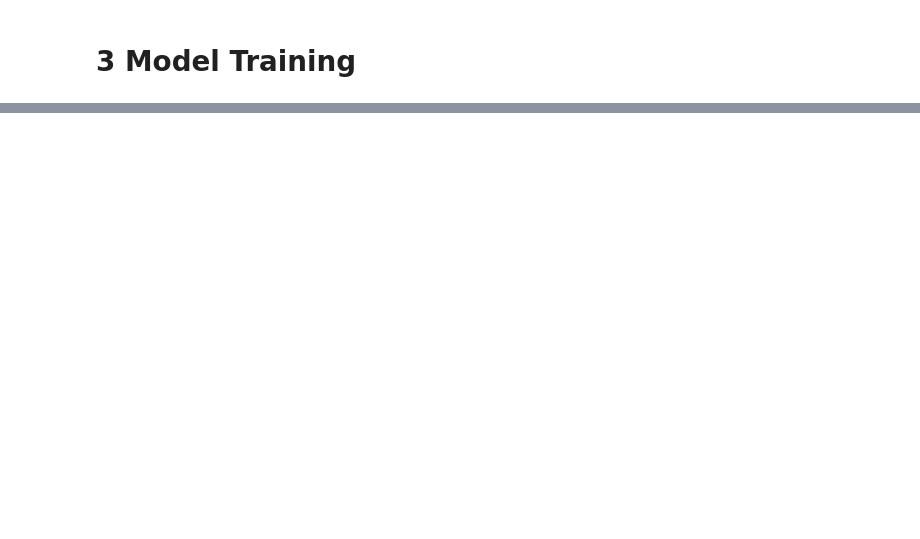
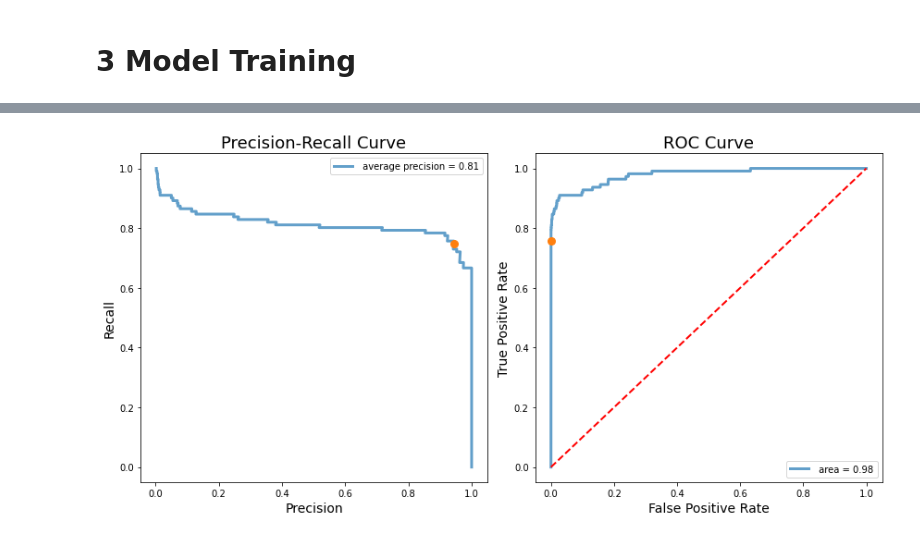
Before and after one commit to huangcoder/python, a Jupyter notebook: Credit_card_fraud_detection.ipynb, the cells around one changed output, grey strips where cells are left out. Saved outputs shown, nothing was run; the diff lists cells and outputs as text; code cells hidden in the pictures; blank space fills up the shorter version.

```diff
--- a/Credit_card_fraud_detection.ipynb
+++ b/Credit_card_fraud_detection.ipynb
@@ -253,0 +1042,9 @@ weighted avg       1.00      1.00      1.00     85443
+# %%
+best_params, tuning_history = dict(), list()
+booster = lgb.train(params, dtrain, valid_sets=dval,
+                    verbose_eval=0,
+                    best_params=best_params,
+                    tuning_history=tuning_history)
+
+print(‘Best Params:’, best_params)
+print(‘Tuning history:’, tuning_history)
@@ -253,0 +1121,3 @@ weighted avg       1.00      1.00      1.00     85443
+# %%
+study = optuna.create_study(direction='maximize')
+study.optimize(objective, n_trials=20)
@@ -253,0 +1145,3 @@ weighted avg       1.00      1.00      1.00     85443
+# %%
+best_params = study.best_trial.params
+best_params['tree_method'] = 'gpu_hist'      #gpu_hist is really fast
@@ -253,0 +1163,48 @@ weighted avg       1.00      1.00      1.00     85443
+# %%
+lgbclf = LGBMClassifier(**best_params)
+# %%
+%time lgbclf.fit(train_x, train_y)
+
+y_pred = lgbclf.predict(test_x)
+y_pred_prob = lgbclf.predict_proba(test_x)[:,1]
+
+
+print("#"*25,lgb,"#"*25)
+print("Training Accuracy = {:.3f}".format(lgbclf.score(train_x, train_y)))
+print("Test Accuracy = {:.3f}".format(lgbclf.score(test_x, test_y)))
+print("ROC_AUC_score : %.6f" % (roc_auc_score(test_y, y_pred)))
+#Confusion Matrix
+print(confusion_matrix(test_y, y_pred))
+print("-"*15,"CLASSIFICATION REPORT","-"*15)
+print(classification_report(test_y, y_pred))
+
+
+fig, (ax1, ax2) = plt.subplots(1,2,figsize = (12,6))
+#precision-recall curve
+precision, recall, thresholds_pr = precision_recall_curve(test_y, y_pred_prob)
+avg_pre = average_precision_score(test_y, y_pred_prob)
+ax1.plot(precision, recall, label = " average precision = {:0.2f}".format(avg_pre), lw = 3, alpha = 0.7)
+
+
+ax1.set_xlabel('Precision', fontsize = 14)
+ax1.set_ylabel('Recall', fontsize = 14)
+ax1.set_title('Precision-Recall Curve', fontsize = 18)
+ax1.legend(loc = 'best')
+#find default threshold
+close_default = np.argmin(np.abs(thresholds_pr - 0.5))
+ax1.plot(precision[close_default], recall[close_default], 'o', markersize = 8)
+
+#roc-curve
+fpr, tpr, thresholds_roc = roc_curve(test_y, y_pred_prob)
+roc_auc = auc(fpr,tpr)
+ax2.plot(fpr,tpr, label = " area = {:0.2f}".format(roc_auc), lw = 3, alpha = 0.7)
+ax2.plot([0,1], [0,1], 'r', linestyle = "--", lw = 2)
+ax2.set_xlabel("False Positive Rate", fontsize = 14)
+ax2.set_ylabel("True Positive Rate", fontsize = 14)
+ax2.set_title("ROC Curve", fontsize = 18)
+ax2.legend(loc = 'best')
+#find default threshold
+close_default = np.argmin(np.abs(thresholds_roc - 0.5))
+ax2.plot(fpr[close_default], tpr[close_default], 'o', markersize = 8)
+plt.tight_layout()
+# %% [output]
@@ -253,0 +1228 @@ weighted avg       1.00      1.00      1.00     85443
+[figure, added]
```
Also changed, not shown: parts of 104 cells of this notebook.
